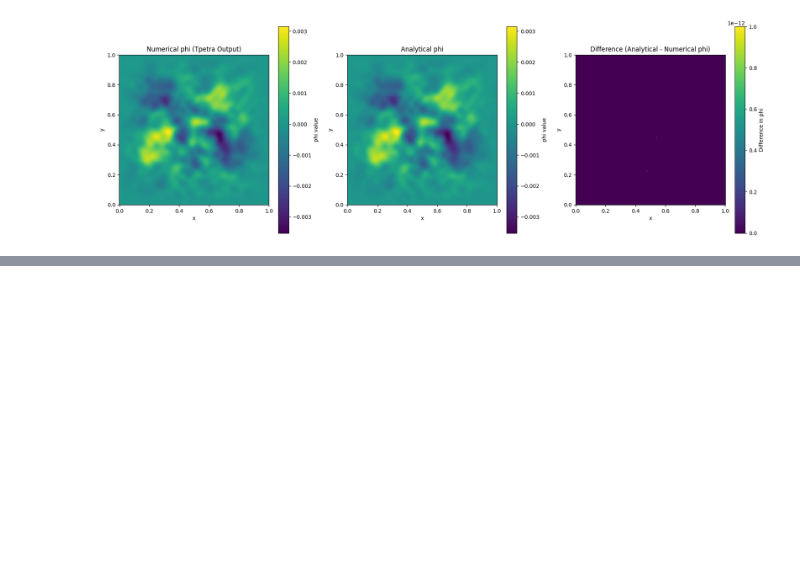
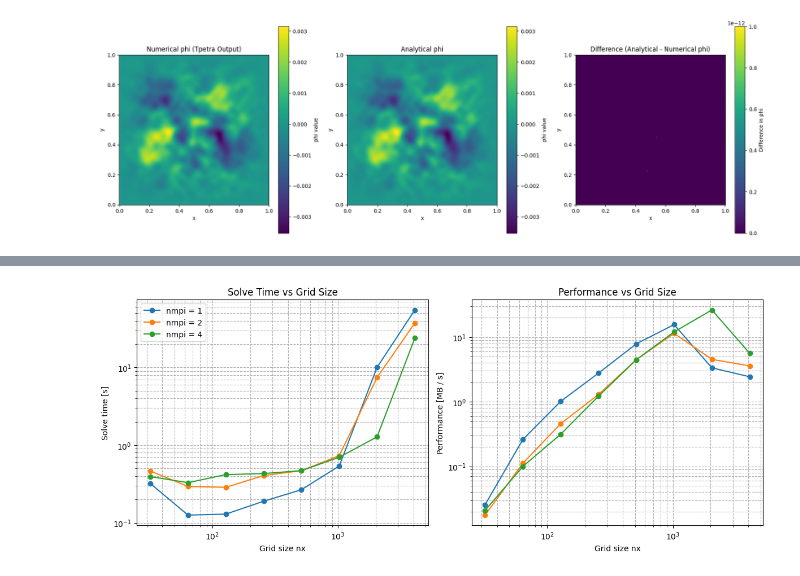
Before and after one commit to mraeth/trilinos_experiments, a Jupyter notebook: plot/analyse.ipynb, the cells around one changed output, grey strips where cells are left out. Drawn from its saved outputs; the diff is of its cells as text; code cells hidden in the pictures; blank space fills up the shorter version.

```diff
--- a/plot/analyse.ipynb
+++ b/plot/analyse.ipynb
@@ -618,0 +718,43 @@ Solver: CG, Iterations: 6, Final Residual: 7.68439e-11, Solve Time: 16.12 second
+# %%
+import numpy as np
+import matplotlib.pyplot as plt
+
+
+# Plotting
+fig, (ax1, ax2) = plt.subplots(1, 2, figsize=(12, 5))
+
+for i in [1, 2, 4]:
+    data = np.loadtxt("../results/solve_times_%s.txt"%i)
+    # Load data
+    nx = data[:, 0]
+    time = data[:, 1]
+
+    # Calculate performance = N / time, where N = nx * ny
+    # Since ny = nx, N = nx^2
+    N = nx**2
+    performance = N*8/1000000 / time  # MB per second
+
+    # Solve time plot
+    ax1.plot(nx, time, 'o-', label=f'nmpi = {i}')
+    ax1.set_xscale('log', base=10)
+    ax1.set_yscale('log')
+    ax1.set_xlabel('Grid size nx')
+    ax1.set_ylabel('Solve time [s]')
+    ax1.set_title('Solve Time vs Grid Size')
+    ax1.grid(True, which="both", ls='--')
+
+    # Performance plot
+    ax2.plot(nx, performance, 'o-')
+    ax2.set_xscale('log', base=10)
+    ax2.set_yscale('log')
+    ax2.set_xlabel('Grid size nx')
+    ax2.set_ylabel('Performance [MB / s]')
+    ax2.set_title('Performance vs Grid Size')
+    ax2.grid(True, which="both", ls='--')
+
+ax1.legend()
+plt.tight_layout()
+
+plt.show()
+# %% [output]
+[figure, added]
```
Also changed, not shown: parts of 10 cells of this notebook, 2 other files.
